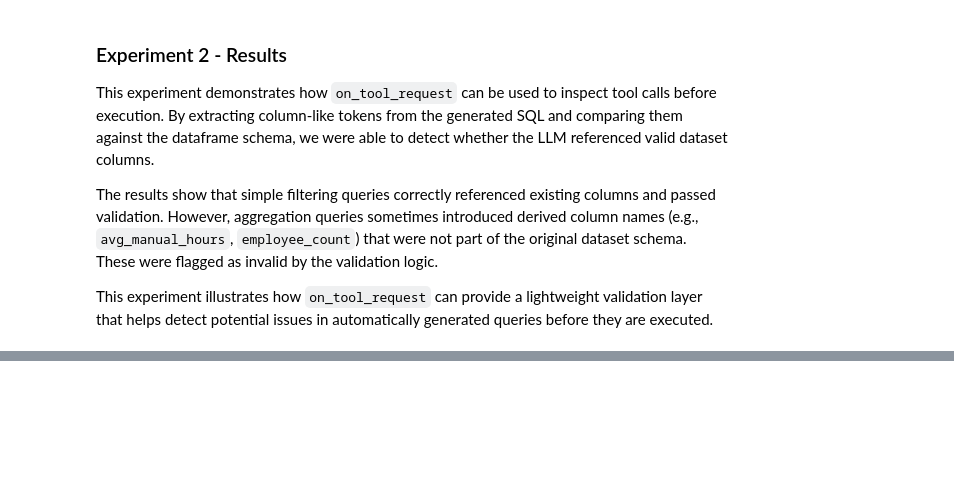
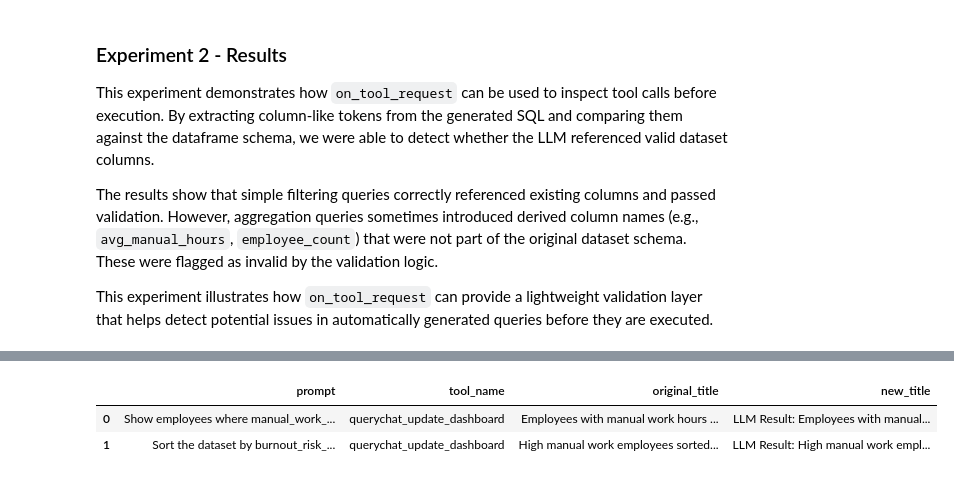
Before and after one commit to UBC-MDS/DSCI-532_2026_9_burnout-checkup, a Jupyter notebook: notebooks/on_tool_request.ipynb, the cells around one changed output, grey strips where cells are left out. Cells and saved outputs as stored; diff of their text form; code cells hidden in the pictures; blank space fills up the shorter version.

Commit message:
Add experiment 3 results

```diff
--- a/notebooks/on_tool_request.ipynb
+++ b/notebooks/on_tool_request.ipynb
@@ -262,0 +676,34 @@ This shows how `on_tool_request` can transform the tool requests before executio
+# %%
+# standardize title
+transform_logs = []
+current_prompt = None
+
+def transform_tool_request(req):
+    global current_prompt
+
+    tool_name = req.name
+    arguments = req.arguments
+
+    original_title = arguments.get("title", None)
+
+    # Transform the title if it exists
+    if original_title:
+        new_title = f"LLM Result: {original_title}"
+        arguments["title"] = new_title
+    else:
+        new_title = None
+
+    print("\n--- TRANSFORMATION ---")
+    print("Prompt:", current_prompt)
+    print("Tool:", tool_name)
+    print("Original title:", original_title)
+    print("New title:", new_title)
+
+    transform_logs.append(
+        {
+            "prompt": current_prompt,
+            "tool_name": tool_name,
+            "original_title": original_title,
+            "new_title": new_title,
+        }
+    )
@@ -262,0 +849,8 @@ This shows how `on_tool_request` can transform the tool requests before executio
+# %%
+transform_df = pd.DataFrame(transform_logs)
+pd.set_option("display.max_colwidth", None)
+transform_df
+# %% [output]
+|  | prompt | tool_name | original_title | new_title |
+| 0 | Show employees where manual_work_... | querychat_update_dashboard | Employees with manual work hours ... | LLM Result: Employees with manual... |
+| 1 | Sort the dataset by burnout_risk_... | querychat_update_dashboard | High manual work employees sorted... | LLM Result: High manual work empl... |
```
Also changed, not shown: parts of 7 cells of this notebook.
